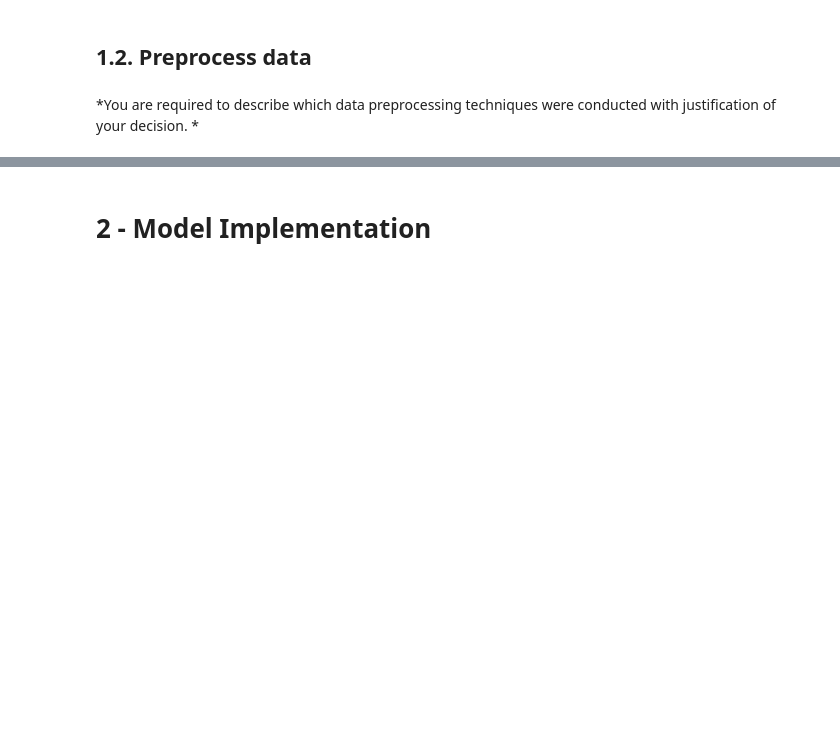
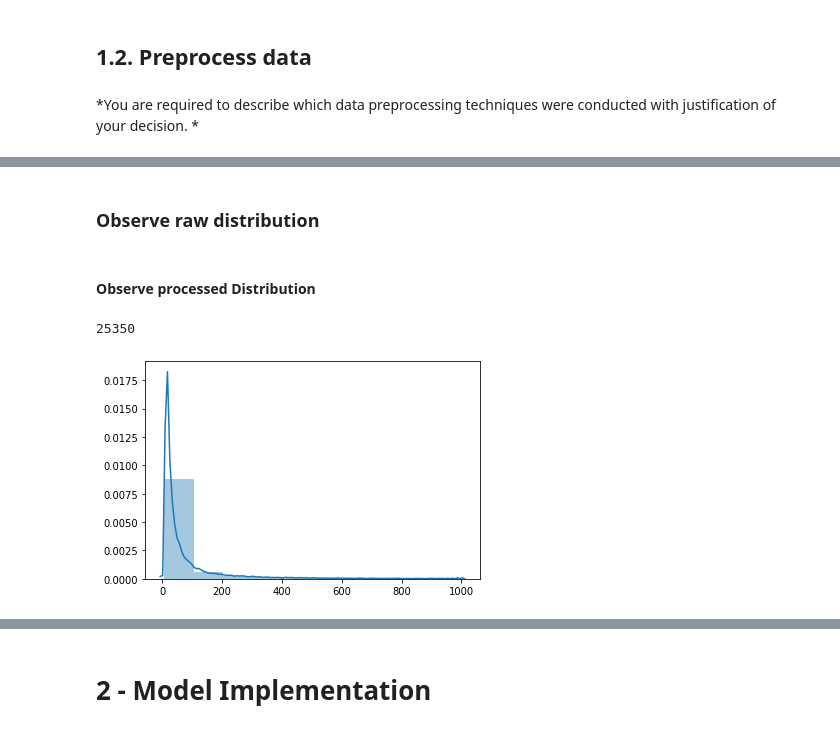
Before and after one commit to Dovermore/COMP5046-ass1, a Jupyter notebook: zhua9812_COMP5046_Ass1.ipynb, the cells around one changed output, grey strips where cells are left out. Cells and saved outputs as stored; diff of their text form; code cells hidden in the pictures; blank space fills up the shorter version.

```diff
--- a/zhua9812_COMP5046_Ass1.ipynb
+++ b/zhua9812_COMP5046_Ass1.ipynb
@@ -139,0 +210,2 @@ print(texts_test[:2])
+# %% [markdown]
+### Observe raw distribution
@@ -139,0 +220,11 @@ print(texts_test[:2])
+# %% [markdown]
+#### Observe processed Distribution
+# %%
+processed_tokens = preprocess_texts(reviews_train, min_count=5)
+processed_tokens = [w for tokens in processed_tokens for w in tokens]
+processed_fd = FreqDist(processed_tokens)
+sns.distplot([v for v in processed_fd.values() if v < 1000], bins=10, norm_hist=False)
+len(list(processed_fd.keys()))
+# %% [output]
+25350
+[figure, added]
```
Also changed, not shown: parts of 52 cells of this notebook.
